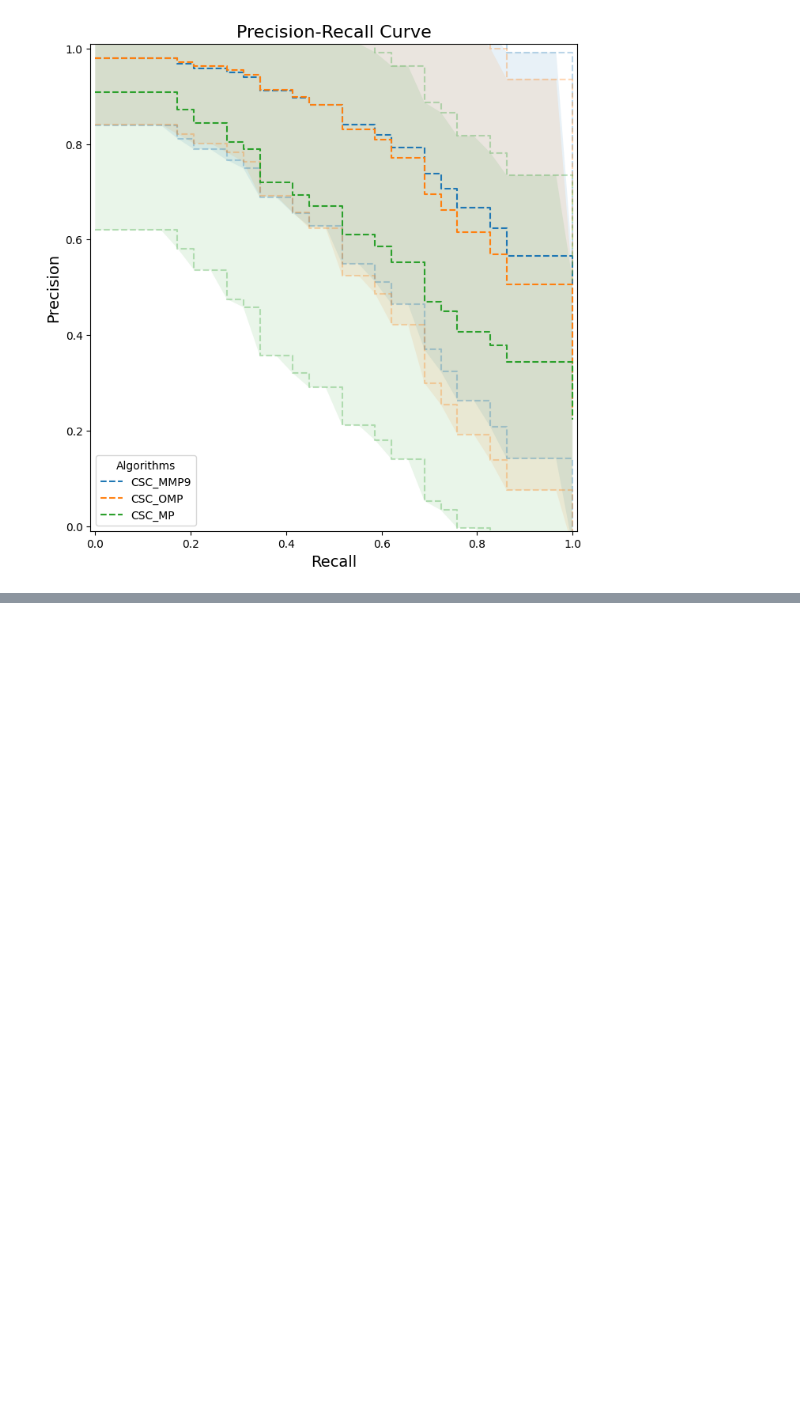
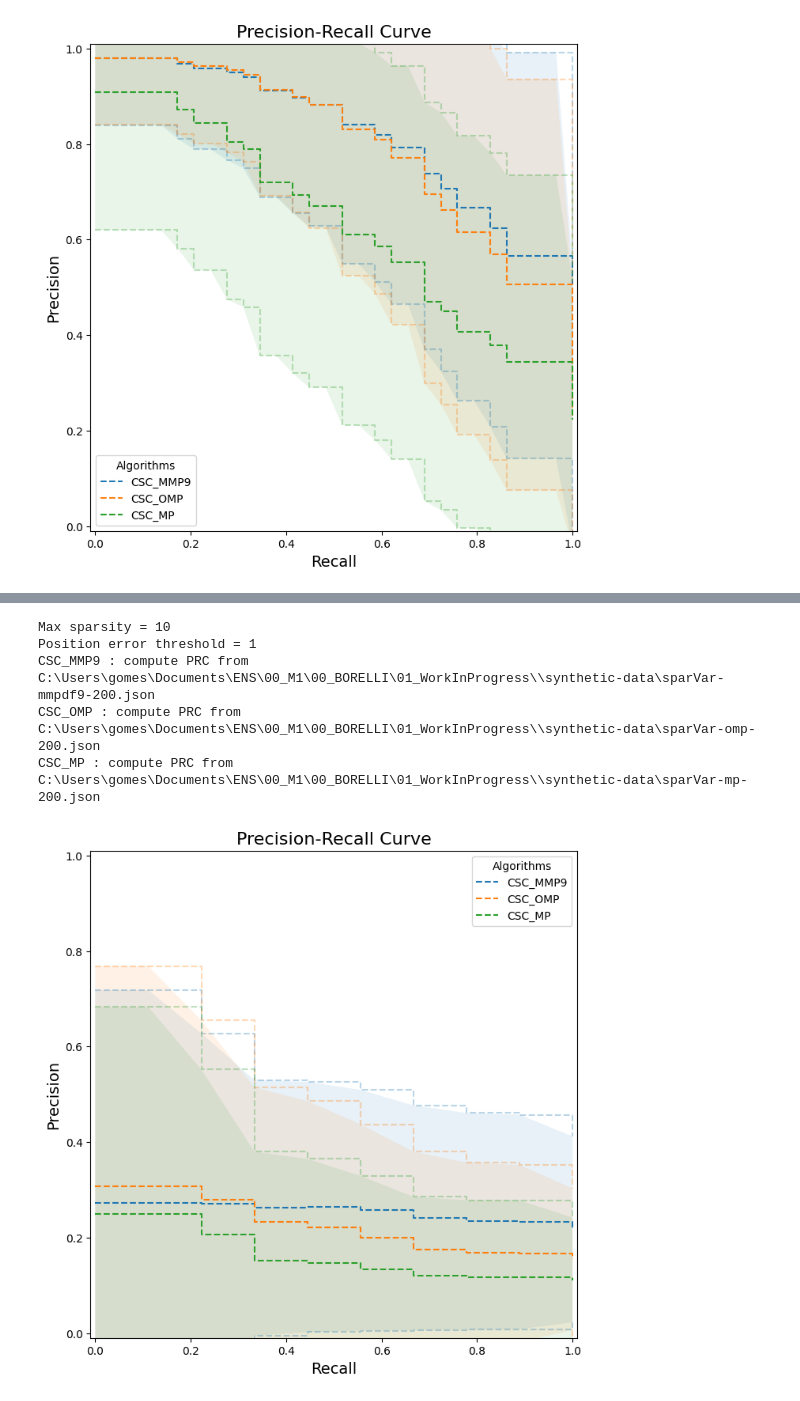
Before and after one commit to yanisgomes/csc, a Jupyter notebook: icassp/prc_sparVar_results.ipynb, the cells around one changed output, grey strips where cells are left out. Cells and saved outputs as stored; diff of their text form; code cells hidden in the pictures; blank space fills up the shorter version.

```diff
--- a/icassp/prc_sparVar_results.ipynb
+++ b/icassp/prc_sparVar_results.ipynb
@@ -128,0 +145,16 @@ CSC_MP : compute PRC from C:\Users\gomes\Documents\ENS\00_M1\00_BORELLI\01_WorkI
+# %%
+workbench.plotPRCFromSparVarDB(
+    CSC_MMP9=path_sparVar_mmpdf9_db,
+    CSC_OMP=path_sparVar_omp_db,
+    CSC_MP=path_sparVar_mp_db,
+    max_sparsity=10,
+    position_error_threshold=1,
+    verbose=True
+    )
+# %% [output]
+Max sparsity = 10
+Position error threshold = 1
+CSC_MMP9 : compute PRC from C:\Users\gomes\Documents\ENS\00_M1\00_BORELLI\01_WorkInProgress\\synthetic-data\sparVar-mmpdf9-200.json
+CSC_OMP : compute PRC from C:\Users\gomes\Documents\ENS\00_M1\00_BORELLI\01_WorkInProgress\\synthetic-data\sparVar-omp-200.json
+CSC_MP : compute PRC from C:\Users\gomes\Documents\ENS\00_M1\00_BORELLI\01_WorkInProgress\\synthetic-data\sparVar-mp-200.json
+[figure, added]
```
Also changed, not shown: parts of 3 cells of this notebook, 1 other file.
